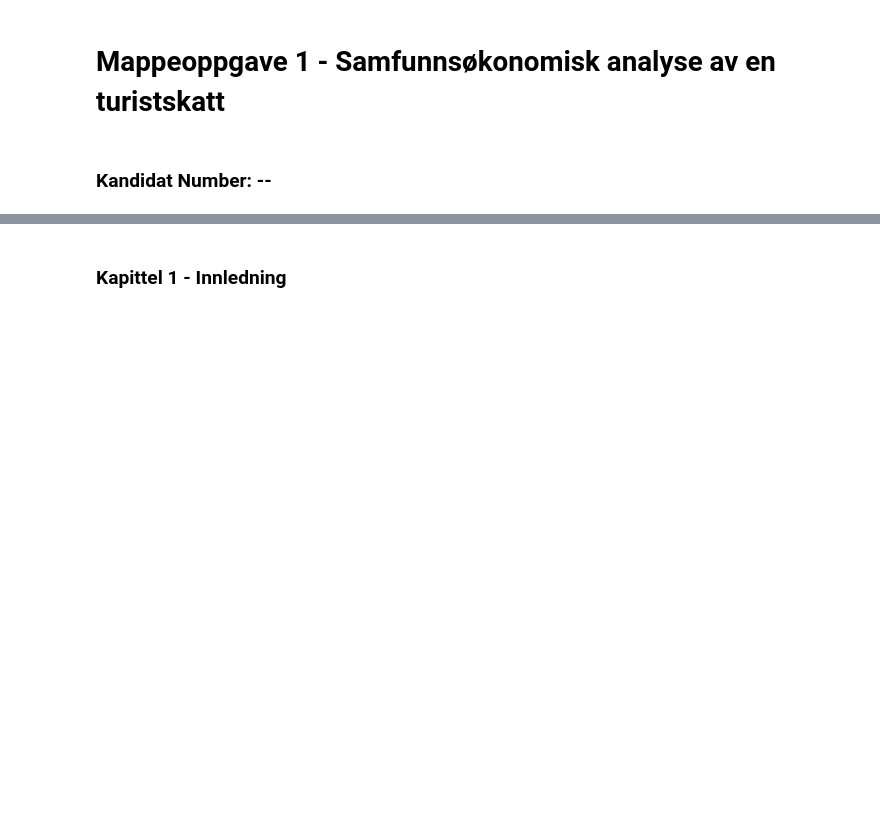
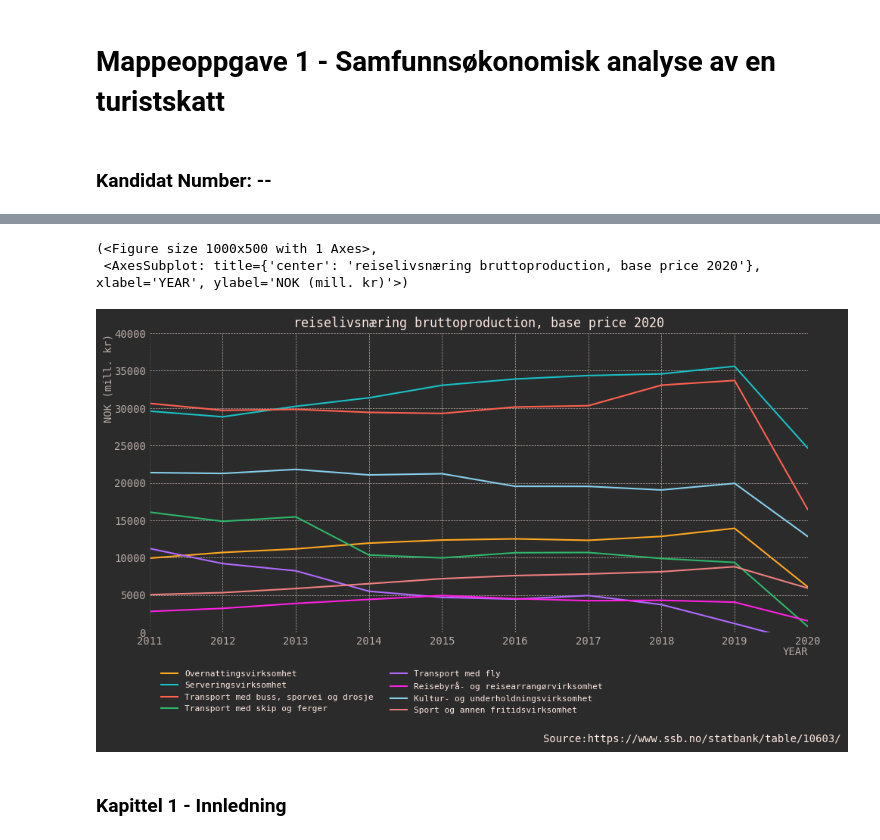
Before and after one commit to HodBuri/UIT-oppgaver---SOK1006, a Jupyter notebook: mappeoppgave1.ipynb, the cells around one changed output, grey strips where cells are left out. Cells and saved outputs as stored; diff of their text form; code cells hidden in the pictures; blank space fills up the shorter version.

```diff
--- a/mappeoppgave1.ipynb
+++ b/mappeoppgave1.ipynb
@@ -196,3 +438,42 @@ df2 = dataset.write('dataframe')
+# %%
+def graph_reiselivsnæring(graphs = [df_overnight,df_service,df_trasport_land,df_trasport_sea,df_trasport_air,df_travel_service,df_entertainmetn,df_sport]):
+    # Settup
+    graph_Xmin = 2011
+    graph_Xmax = 2020
+    graph_Ymin = 0
+    graph_Ymax = 100
+
+    for df_i in graphs:
+        max_val = max(df_i['value'])
+        if graph_Ymax < max_val:
+            graph_Ymax = round(max_val,-4)
+
+    Titel = 'reiselivsnæring bruttoproduction, base price 2020'
+
+    #Create
+
+    fig, ax = create_ax(x_label='YEAR',
+                        y_label='NOK (mill. kr)',
+                        lim=[(graph_Xmin,graph_Xmax),(graph_Ymin,graph_Ymax)],
+    )
+
+    # Graph
+
+    for df_i in graphs:
+        ax.plot(df_i["år"],df_i["value"],label = df_i["reiselivsnæring"].iloc[0])
+
+    # Design
+    ax.set_title(Titel)
+    ax.legend(bbox_to_anchor=(.7,-0.1),frameon=False,ncol=2,prop={'size': 8})
+    fig.text(0.6,-0.2,"Source:%s"%(source_ssb_reiselivsN))
+
+    return fig,ax
+
+graph_reiselivsnæring()
+# %% [output]
+(<Figure size 1000x500 with 1 Axes>,
+ <AxesSubplot: title={'center': 'reiselivsnæring bruttoproduction, base price 2020'}, xlabel='YEAR', ylabel='NOK (mill. kr)'>)
+[figure, added]
 # %% [markdown]
 ### Kapittel 1 - Innledning
 # %% [markdown]
```
Also changed, not shown: parts of 8 cells of this notebook.
